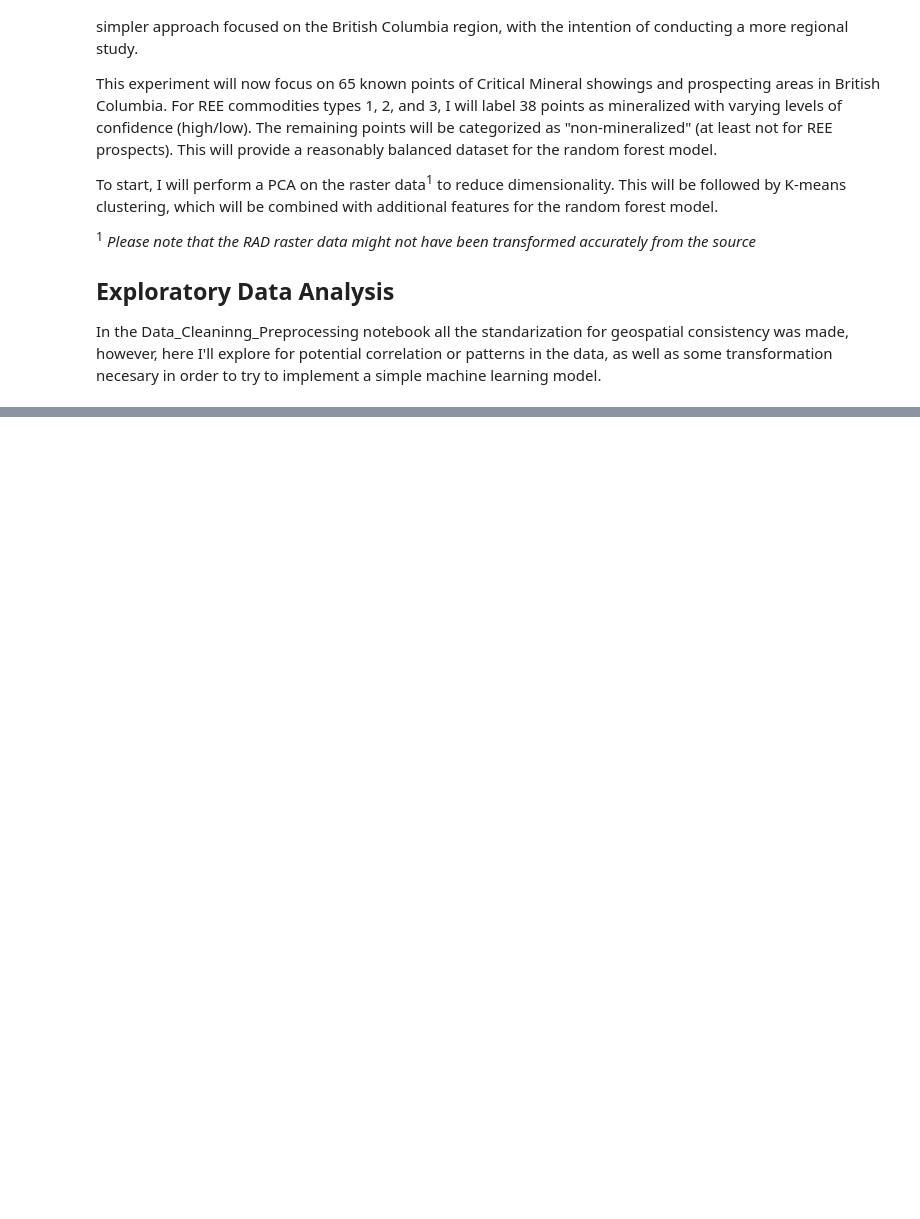
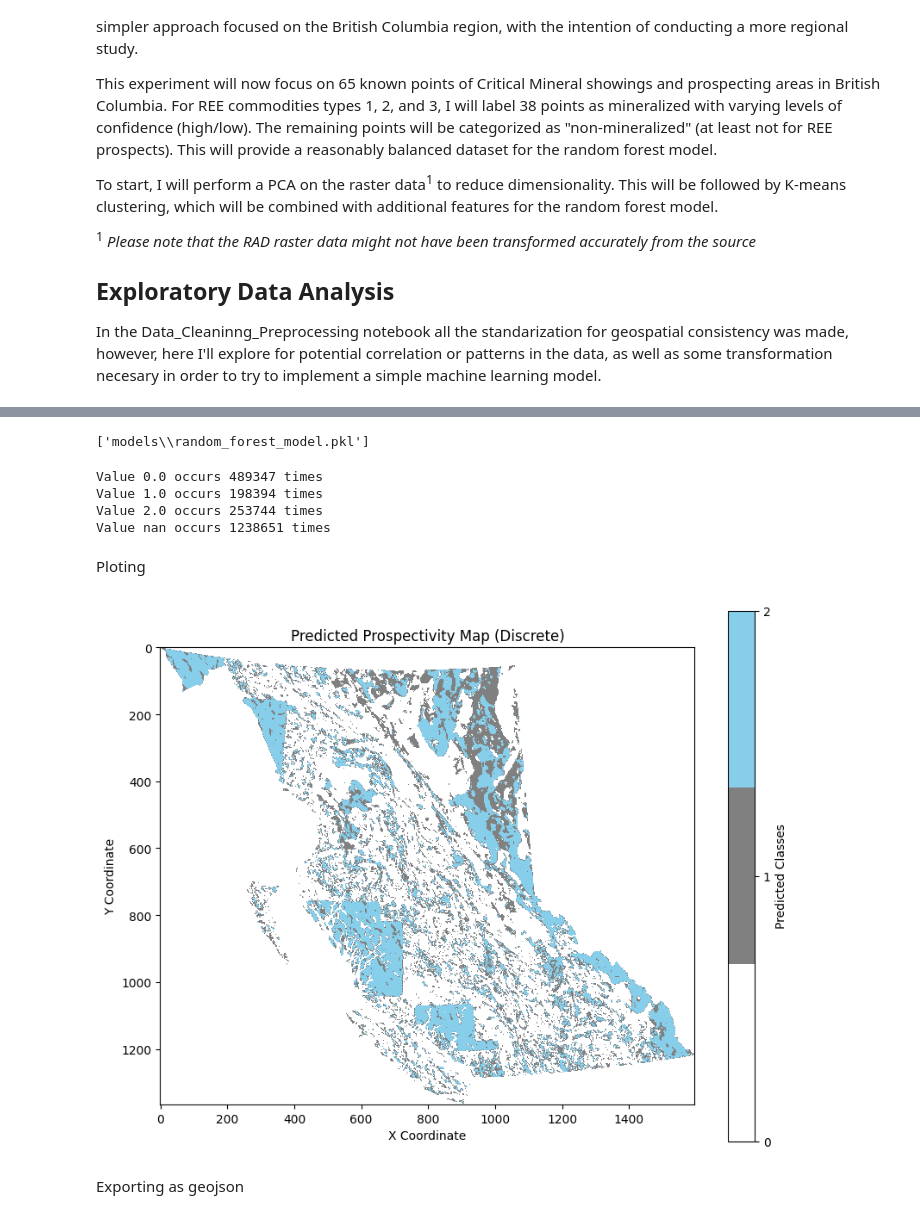
Before and after one commit to cvillarragamo/Tech_Treasures_Challenge, a Jupyter notebook: Tech_Treassure_for_REE_minerals.ipynb, the cells around one changed output, grey strips where cells are left out. Saved outputs shown, nothing was run; the diff lists cells and outputs as text; code cells hidden in the pictures; blank space fills up the shorter version.

Commit message:
update model-cleaning-bilbiog

```diff
--- a/Tech_Treassure_for_REE_minerals.ipynb
+++ b/Tech_Treassure_for_REE_minerals.ipynb
@@ -525,0 +570,61 @@ Index(['STATUS_D', 'COMMOD_C1', 'COMMOD_C2', 'COMMOD_C3', 'DEPTYPE_D1',
+# %%
+##Save the model for further use
+joblib.dump(rf_model, r'models\random_forest_model.pkl')
+# %% [output]
+['models\\random_forest_model.pkl']
+# %%
+#Reconstruct the full raster map with NaNs in invalid areas
+with rasterio.open(raster_paths[0]) as src:
+    raster_shape = src.shape  # (1366, 1596)
+
+predicted_map_full = np.full(raster_shape, np.nan)  # Initialize with NaNs
+predicted_map_full[combined_valid_mask.values.reshape(raster_shape)] = raster_predictions
+# Replace NaN values with a distinct integer (e.g., -1 for areas outside British Columbia)
+predicted_map_full[np.isnan(predicted_map_full)] = -1
+
+#Save the predicted map as a new raster
+with rasterio.open(
+    'predicted_prospectivity_map_discrete.tif', 'w',
+    driver='GTiff',
+    height=predicted_map_full.shape[0],
+    width=predicted_map_full.shape[1],
+    count=1,
+    dtype=rasterio.int32,  # Adjust the data type as needed
+    crs=src.crs,  # Use the same CRS as the original raster
+    transform=src.transform  # Use the same transform (georeferencing)
+) as dst:
+    dst.write(predicted_map_full.astype(np.int32), 1)
+# %%
+unique_values, counts = np.unique(predicted_map_full, return_counts=True)
+
+# Print the counts for each value
+for value, count in zip(unique_values, counts):
+    print(f"Value {value} occurs {count} times")
+# %% [output]
+Value 0.0 occurs 489347 times
+Value 1.0 occurs 198394 times
+Value 2.0 occurs 253744 times
+Value nan occurs 1238651 times
+# %% [markdown]
+Ploting
+# %%
+# Open the predicted map file
+with rasterio.open('predicted_prospectivity_map_discrete.tif') as src:
+    predicted_map = src.read(1)  # Read the first band
+
+# Create a discrete colormap with 3 colors, one for each class (0, 1, 2)
+colors = ['white', 'gray', 'skyblue']  # Define colors for the classes
+cmap = ListedColormap(colors)
+
+# Plot the raster using the discrete colormap
+plt.figure(figsize=(10, 8))
+plt.imshow(predicted_map, cmap=cmap, vmin=0, vmax=2)
+plt.colorbar(ticks=[0, 1, 2], label='Predicted Classes')  # Add colorbar with class labels
+plt.title('Predicted Prospectivity Map (Discrete)')
+plt.xlabel('X Coordinate')
+plt.ylabel('Y Coordinate')
+plt.show()
+# %% [output]
+[figure, added]
+# %% [markdown]
+Exporting as geojson
```
Also changed, not shown: parts of 70 cells of this notebook, 6 other files.
